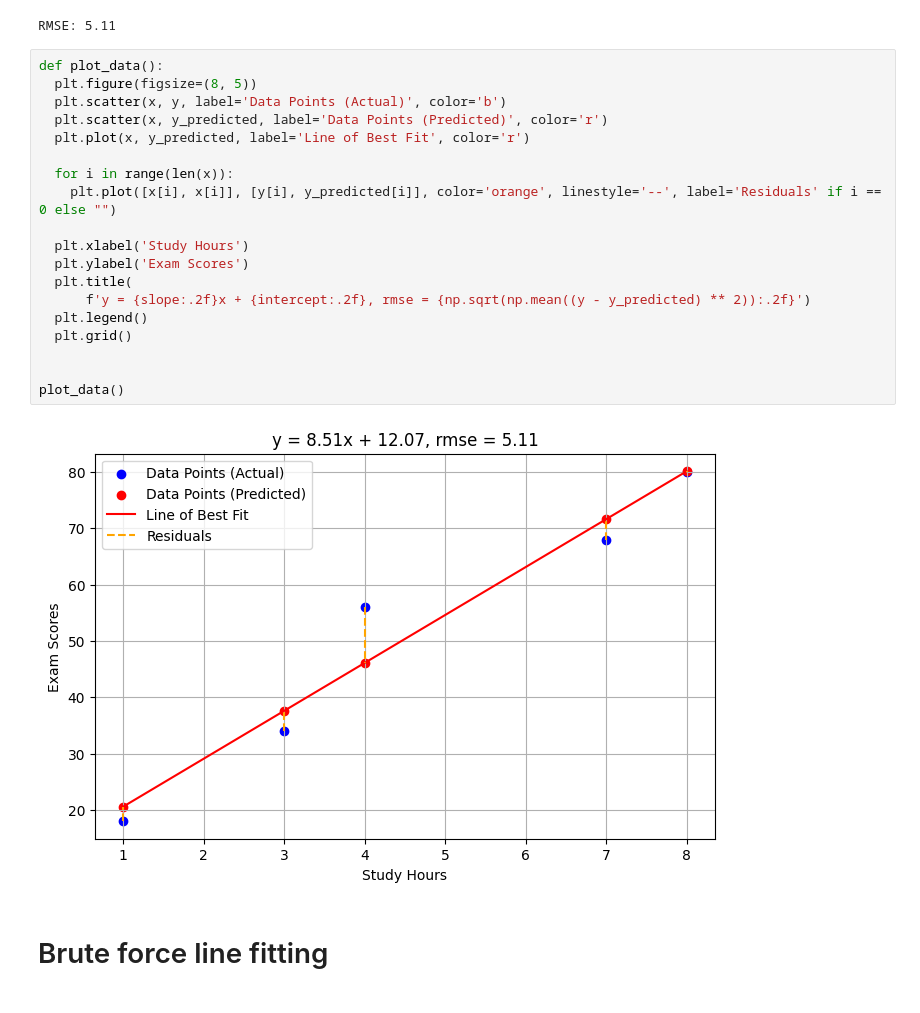
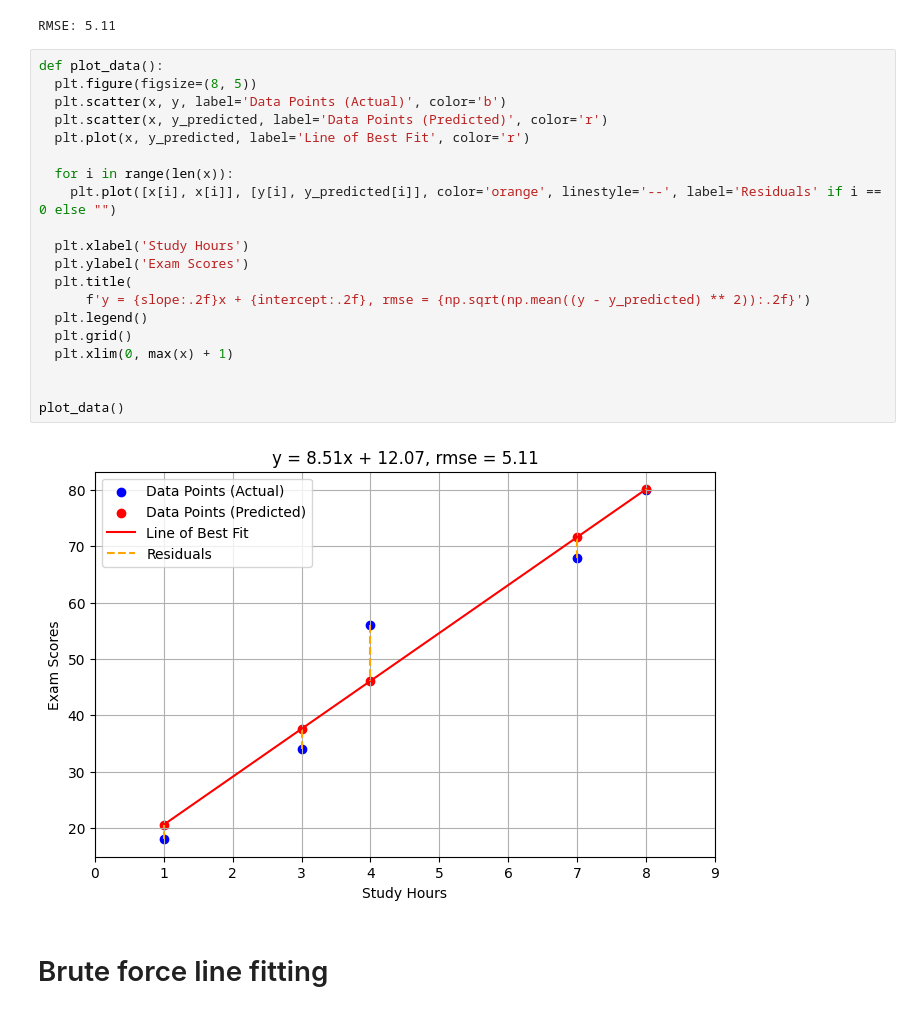
Before and after one commit to k26rahul/ml-april-25, a Jupyter notebook: line-fit.ipynb, the cells around one changed output. Cells and saved outputs as stored; diff of their text form.

```diff
--- a/line-fit.ipynb
+++ b/line-fit.ipynb
@@ -152,24 +152,25 @@ RMSE: 5.11
 # %%
 def plot_data():
   plt.figure(figsize=(8, 5))
   plt.scatter(x, y, label='Data Points (Actual)', color='b')
   plt.scatter(x, y_predicted, label='Data Points (Predicted)', color='r')
   plt.plot(x, y_predicted, label='Line of Best Fit', color='r')
 
   for i in range(len(x)):
     plt.plot([x[i], x[i]], [y[i], y_predicted[i]], color='orange', linestyle='--', label='Residuals' if i == 0 else "")
 
   plt.xlabel('Study Hours')
   plt.ylabel('Exam Scores')
   plt.title(
       f'y = {slope:.2f}x + {intercept:.2f}, rmse = {np.sqrt(np.mean((y - y_predicted) ** 2)):.2f}')
   plt.legend()
   plt.grid()
+  plt.xlim(0, max(x) + 1)
 
 
 plot_data()
 # %% [output]
-[figure, old version]
+[figure, new version]
 # %% [markdown]
 # Brute force line fitting
 # %%
```
Also changed, not shown: parts of 1 cell of this notebook.
